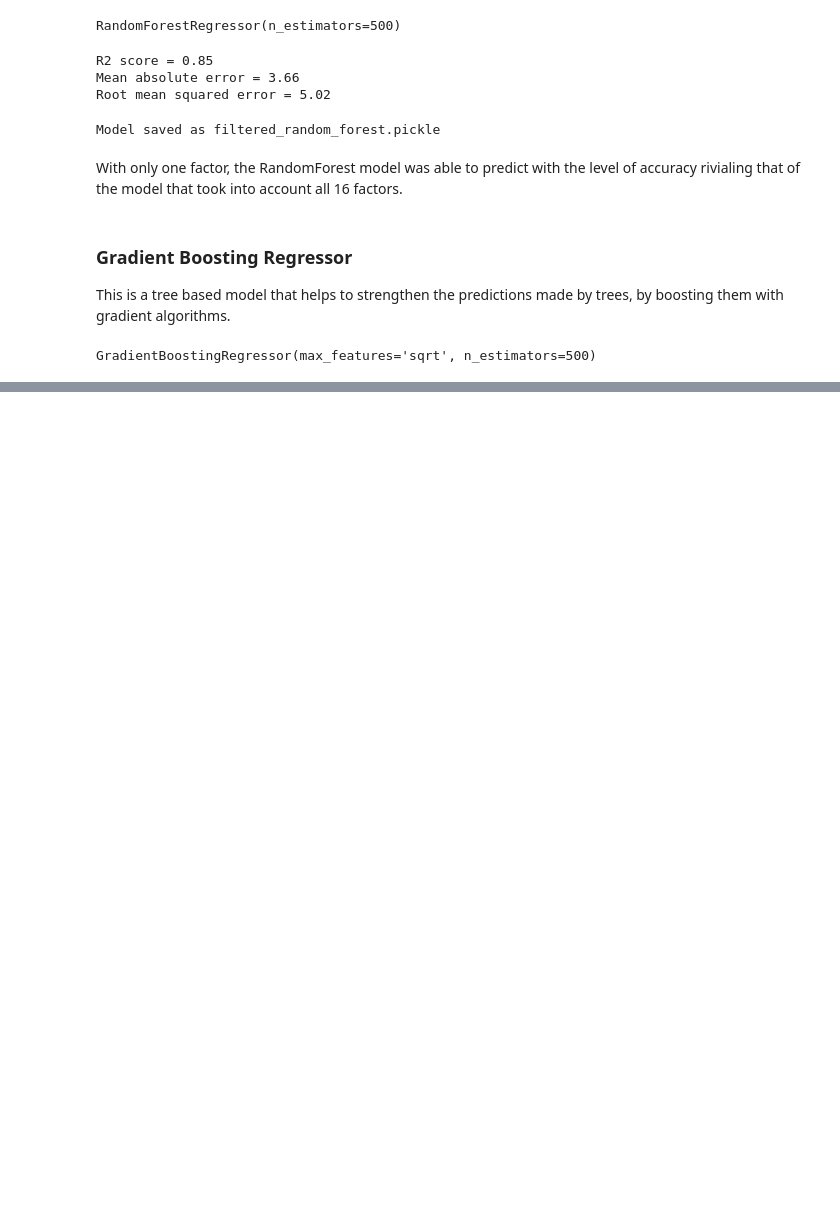
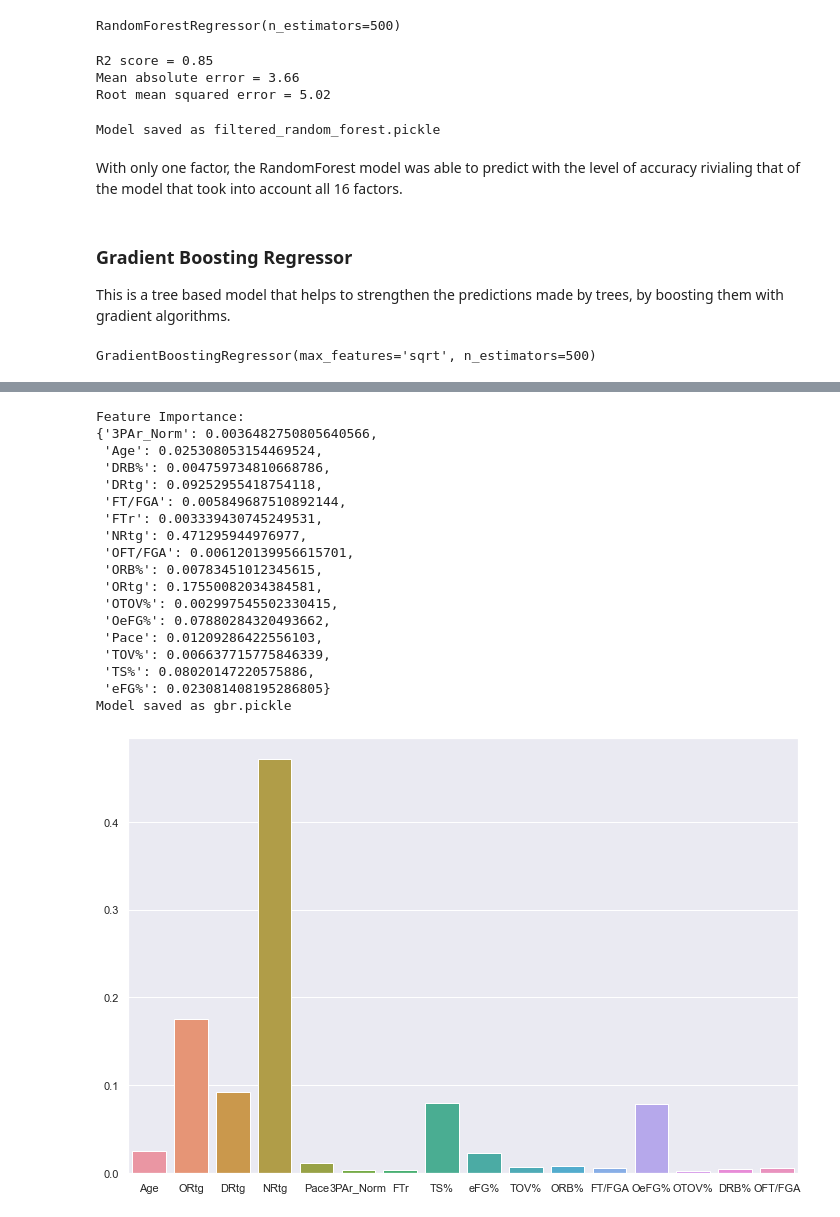
Before and after one commit to gargparthb/nba-data-analysis, a Jupyter notebook: notebooks/tree_models.ipynb, the cells around one changed output, grey strips where cells are left out. Cells and saved outputs as stored; diff of their text form; code cells hidden in the pictures; blank space fills up the shorter version.

Commit message:
gbr feature importance

```diff
--- a/notebooks/tree_models.ipynb
+++ b/notebooks/tree_models.ipynb
@@ -236,0 +237,30 @@ Root mean squared error = 4.65
+# %%
+gbr_feature_importance = dict(zip(x_cols, gbr.feature_importances_))
+
+print('Feature Importance:')
+pprint(gbr_feature_importance)
+sns.barplot(
+  x=list(gbr_feature_importance.keys()),
+  y=list(gbr_feature_importance.values()))
+
+save_model(gbr, 'gbr')
+# %% [output]
+Feature Importance:
+{'3PAr_Norm': 0.0036482750805640566,
+ 'Age': 0.025308053154469524,
+ 'DRB%': 0.004759734810668786,
+ 'DRtg': 0.09252955418754118,
+ 'FT/FGA': 0.005849687510892144,
+ 'FTr': 0.003339430745249531,
+ 'NRtg': 0.471295944976977,
+ 'OFT/FGA': 0.006120139956615701,
+ 'ORB%': 0.00783451012345615,
+ 'ORtg': 0.17550082034384581,
+ 'OTOV%': 0.002997545502330415,
+ 'OeFG%': 0.07880284320493662,
+ 'Pace': 0.01209286422556103,
+ 'TOV%': 0.006637715775846339,
+ 'TS%': 0.08020147220575886,
+ 'eFG%': 0.023081408195286805}
+Model saved as gbr.pickle
+[figure, added]
```
Also changed, not shown: parts of 2 cells of this notebook, 2 other files.
